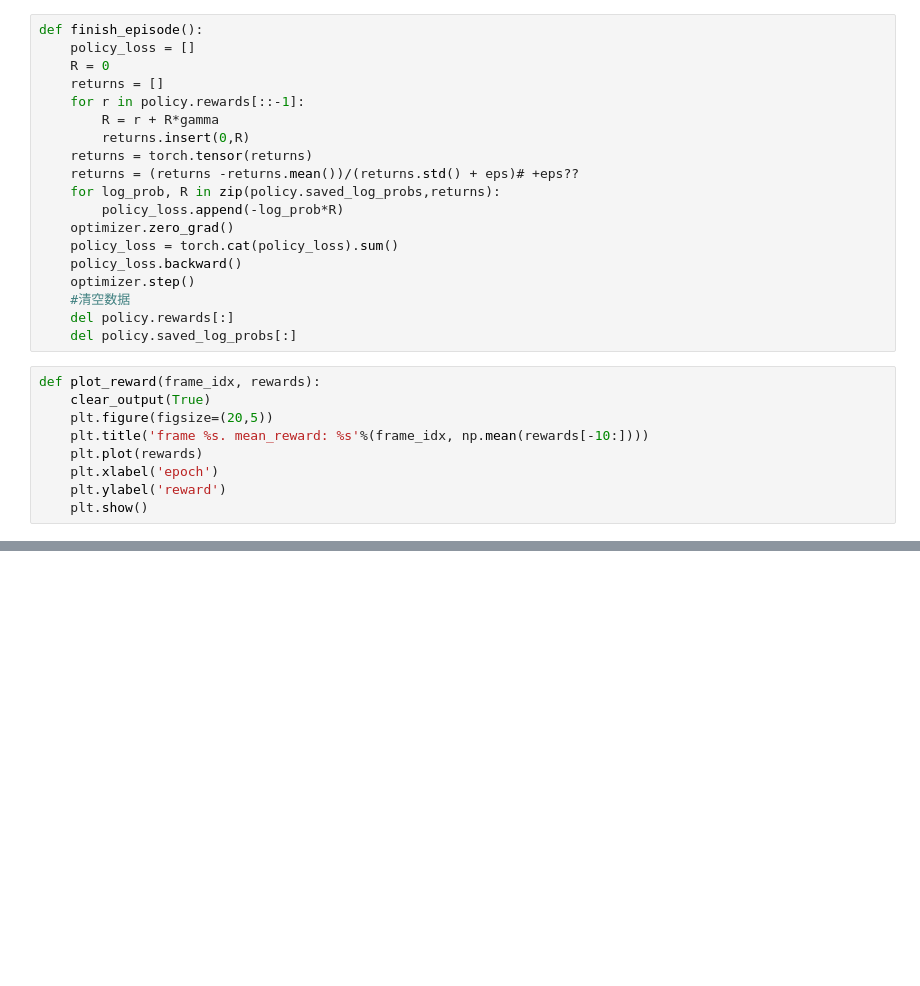
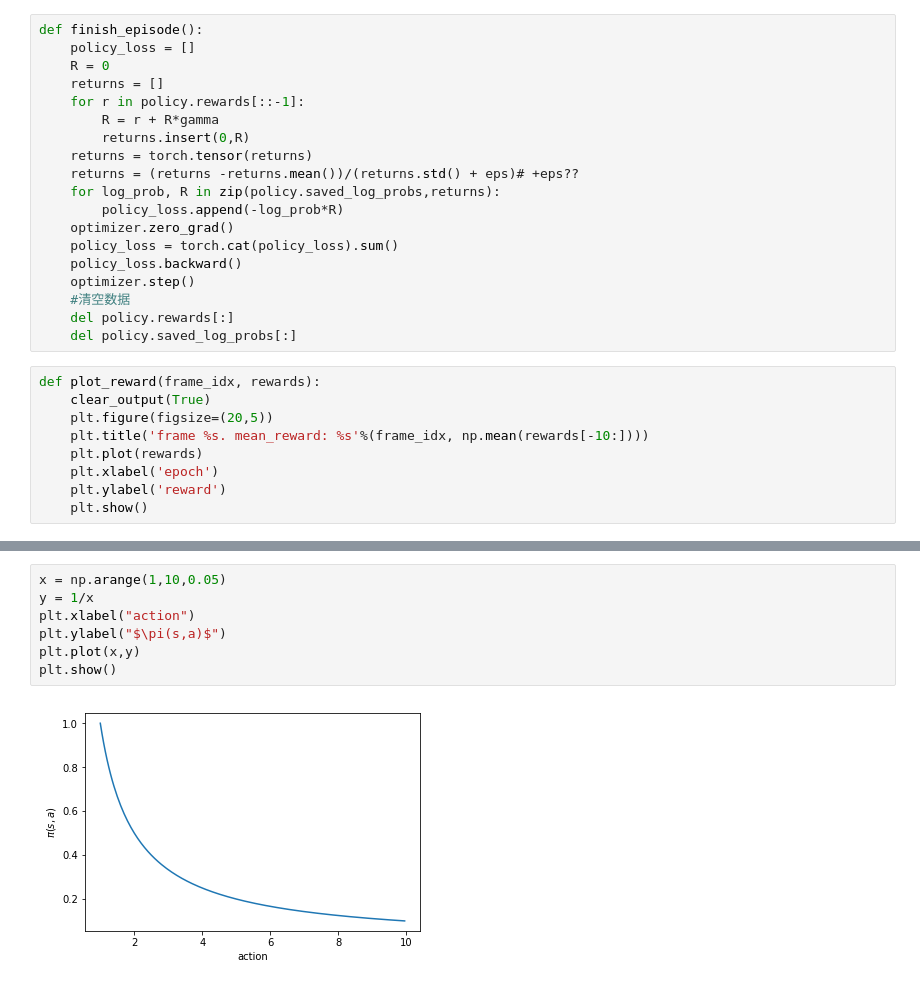
Before and after one commit to sunnyswag/RL_notes_and_codes, a Jupyter notebook: algorithm_implement/Policy_Gradient.ipynb, the cells around one changed output, grey strips where cells are left out. Drawn from its saved outputs; the diff is of its cells as text; blank space fills up the shorter version.

```diff
--- a/algorithm_implement/Policy_Gradient.ipynb
+++ b/algorithm_implement/Policy_Gradient.ipynb
@@ -119,0 +158,9 @@ np.finfo(np.float32).eps.item()
+# %%
+x = np.arange(1,10,0.05)
+y = 1/x
+plt.xlabel("action")
+plt.ylabel("$\pi(s,a)$")
+plt.plot(x,y)
+plt.show()
+# %% [output]
+[figure, added]
```
Also changed, not shown: parts of 11 cells of this notebook.
